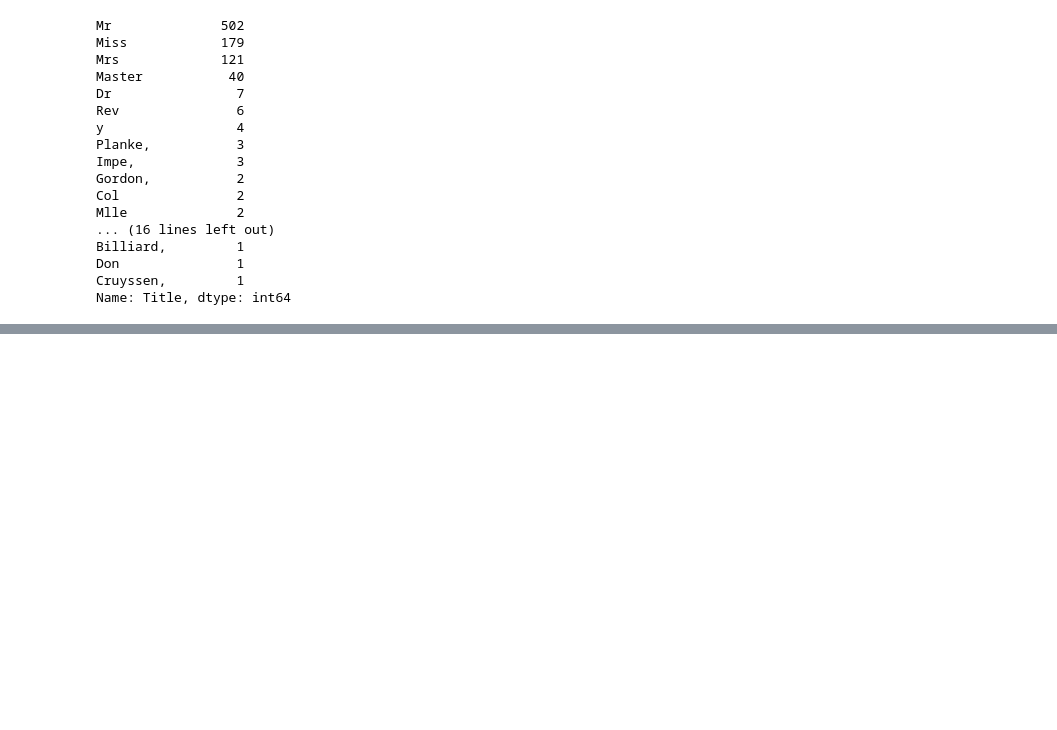
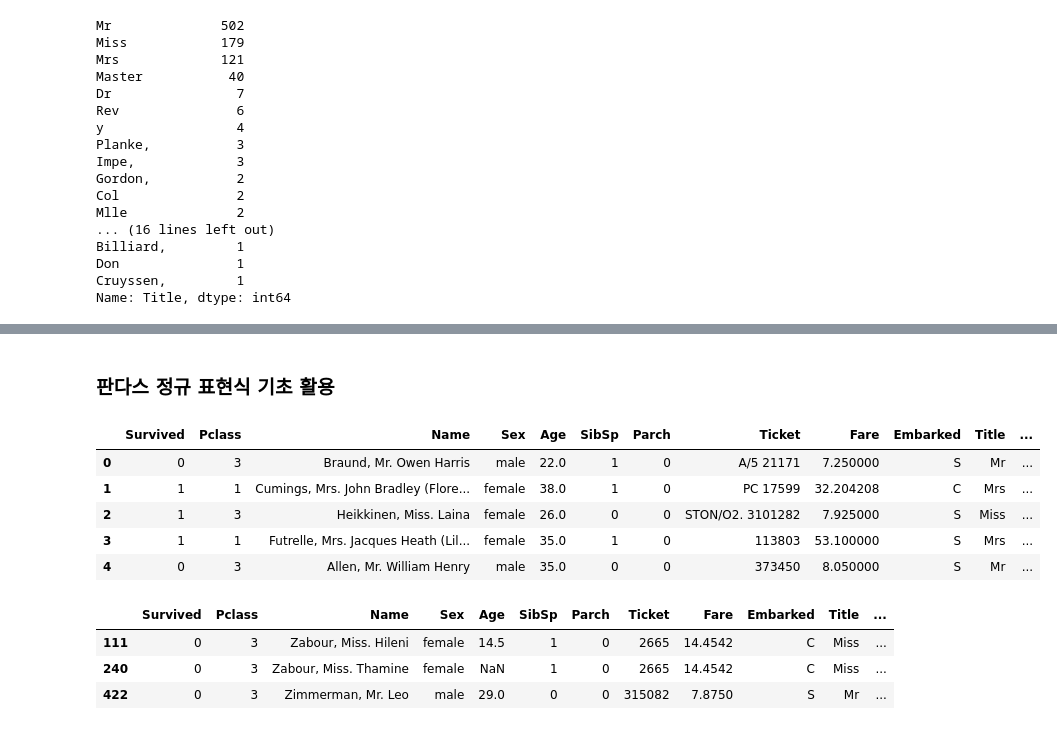
Before and after one commit to kimseryeong/data, a Jupyter notebook: data_analysis_by_kimyuji/Chap3.ipynb, the cells around one changed output, grey strips where cells are left out. Saved outputs shown, nothing was run; the diff lists cells and outputs as text; code cells hidden in the pictures; blank space fills up the shorter version.

```diff
--- a/data_analysis_by_kimyuji/Chap3.ipynb
+++ b/data_analysis_by_kimyuji/Chap3.ipynb
@@ -1038,0 +1043,24 @@ Name: Title, dtype: int64
+# %% [markdown]
+### 판다스 정규 표현식 기초 활용
+# %%
+#Name에서 호칭만 분리하기
+# ([A-Za-z]+)\.
+
+titanic['Title2'] = titanic.Name.str.extract(r' ([A-Za-z]+)\.' , expand=False)
+titanic.head()
+# %% [output]
+|  | Survived | Pclass | Name | Sex | Age | SibSp | Parch | Ticket | Fare | Embarked | Title | ... |
+| 0 | 0 | 3 | Braund, Mr. Owen Harris | male | 22.0 | 1 | 0 | A/5 21171 | 7.250000 | S | Mr | ... |
+| 1 | 1 | 1 | Cumings, Mrs. John Bradley (Flore... | female | 38.0 | 1 | 0 | PC 17599 | 32.204208 | C | Mrs | ... |
+| 2 | 1 | 3 | Heikkinen, Miss. Laina | female | 26.0 | 0 | 0 | STON/O2. 3101282 | 7.925000 | S | Miss | ... |
+| 3 | 1 | 1 | Futrelle, Mrs. Jacques Heath (Lil... | female | 35.0 | 1 | 0 | 113803 | 53.100000 | S | Mrs | ... |
+| 4 | 0 | 3 | Allen, Mr. William Henry | male | 35.0 | 0 | 0 | 373450 | 8.050000 | S | Mr | ... |
+# %%
+#Name이 'Z'로 시작하는 승객 데이터 추출하기
+
+titanic[titanic.Name.str.count(r'(^Z.*)') == 1]
+# %% [output]
+|  | Survived | Pclass | Name | Sex | Age | SibSp | Parch | Ticket | Fare | Embarked | Title | ... |
+| 111 | 0 | 3 | Zabour, Miss. Hileni | female | 14.5 | 1 | 0 | 2665 | 14.4542 | C | Miss | ... |
+| 240 | 0 | 3 | Zabour, Miss. Thamine | female | NaN | 1 | 0 | 2665 | 14.4542 | C | Miss | ... |
+| 422 | 0 | 3 | Zimmerman, Mr. Leo | male | 29.0 | 0 | 0 | 315082 | 7.8750 | S | Mr | ... |
```
Also changed, not shown: parts of 74 cells of this notebook, 2 other files.
